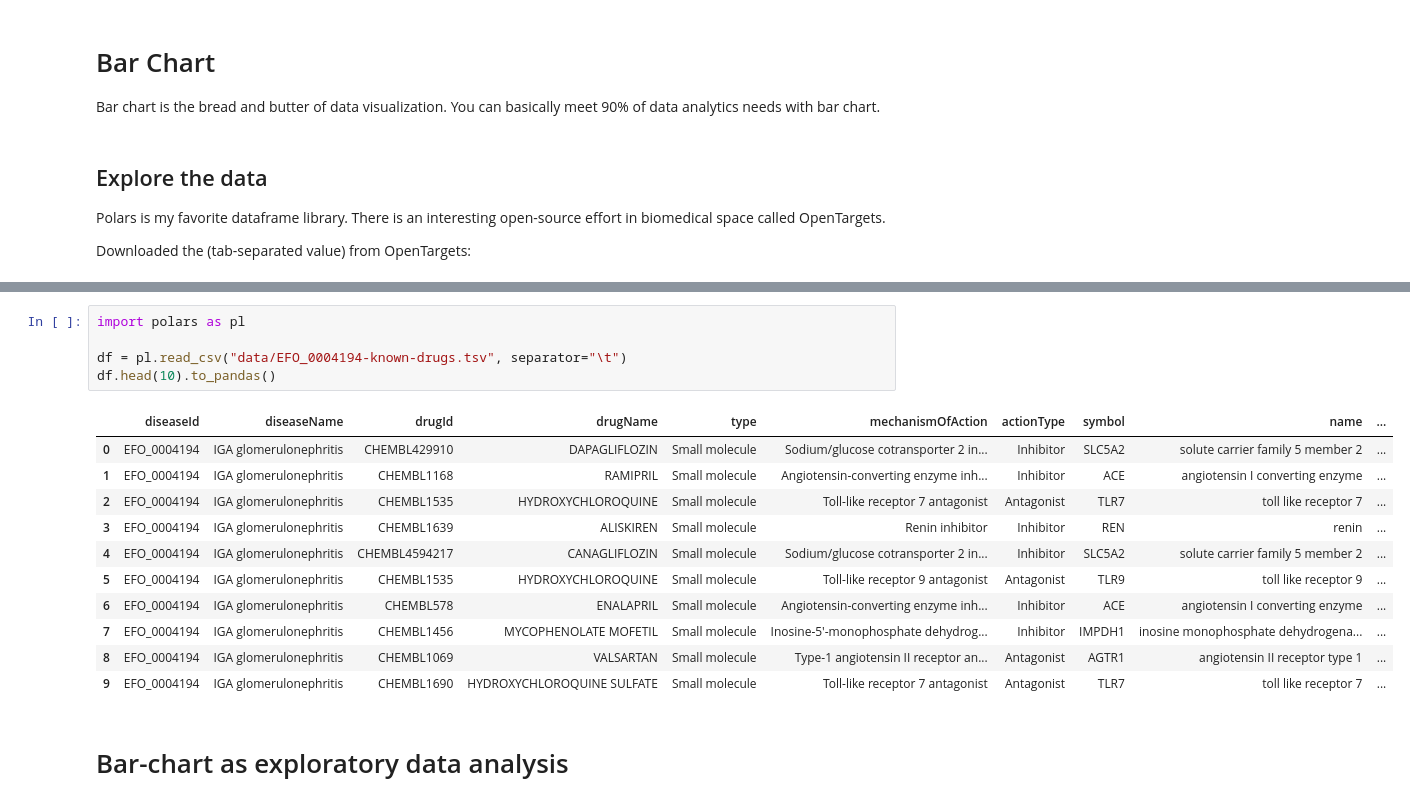
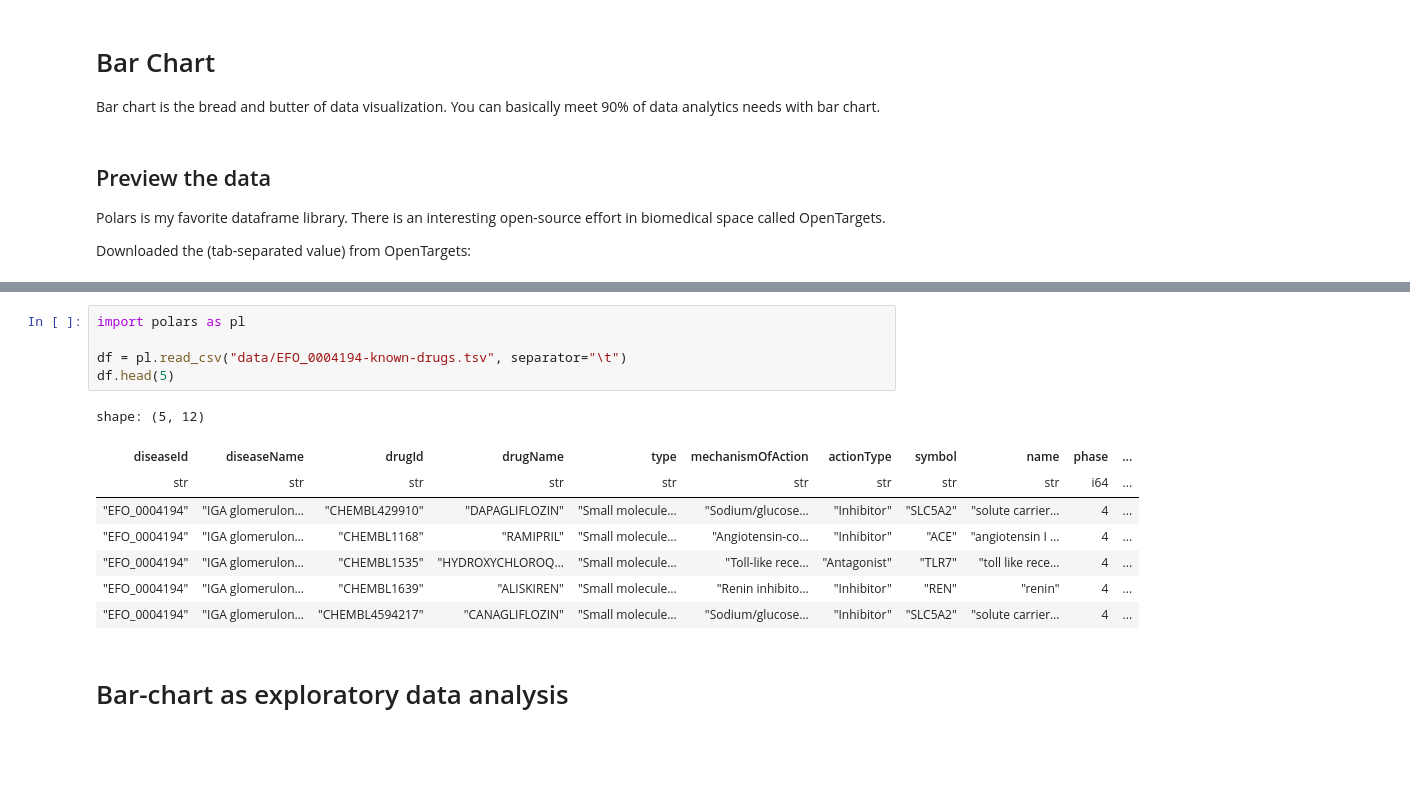
Before and after one commit to plasmak11/data-expressions, a Jupyter notebook: mynewbook/_build/jupyter_execute/step-by-step/altair-1-bar-chart.ipynb, the cells around one changed output, grey strips where cells are left out. Saved outputs shown, nothing was run; the diff lists cells and outputs as text; blank space fills up the shorter version.

```diff
--- a/mynewbook/_build/jupyter_execute/step-by-step/altair-1-bar-chart.ipynb
+++ b/mynewbook/_build/jupyter_execute/step-by-step/altair-1-bar-chart.ipynb
@@ -3,7 +3,7 @@
 
 Bar chart is the bread and butter of data visualization. You can basically meet 90% of data analytics needs with bar chart.
 # %% [markdown]
-## Explore the data
+## Preview the data
 
 Polars is my favorite dataframe library. There is an interesting open-source effort in biomedical space called OpenTargets.
 
@@ -13,19 +13,16 @@ Downloaded the (tab-separated value) from OpenTargets:
 # %%
 import polars as pl
 
 df = pl.read_csv("data/EFO_0004194-known-drugs.tsv", separator="\t")
-df.head(10).to_pandas()
+df.head(5)
 # %% [output]
+shape: (5, 12)
-|  | diseaseId | diseaseName | drugId | drugName | type | mechanismOfAction | actionType | symbol | name | ... |
-| 0 | EFO_0004194 | IGA glomerulonephritis | CHEMBL429910 | DAPAGLIFLOZIN | Small molecule | Sodium/glucose cotransporter 2 in... | Inhibitor | SLC5A2 | solute carrier family 5 member 2 | ... |
-| 1 | EFO_0004194 | IGA glomerulonephritis | CHEMBL1168 | RAMIPRIL | Small molecule | Angiotensin-converting enzyme inh... | Inhibitor | ACE | angiotensin I converting enzyme | ... |
-| 2 | EFO_0004194 | IGA glomerulonephritis | CHEMBL1535 | HYDROXYCHLOROQUINE | Small molecule | Toll-like receptor 7 antagonist | Antagonist | TLR7 | toll like receptor 7 | ... |
-| 3 | EFO_0004194 | IGA glomerulonephritis | CHEMBL1639 | ALISKIREN | Small molecule | Renin inhibitor | Inhibitor | REN | renin | ... |
-| 4 | EFO_0004194 | IGA glomerulonephritis | CHEMBL4594217 | CANAGLIFLOZIN | Small molecule | Sodium/glucose cotransporter 2 in... | Inhibitor | SLC5A2 | solute carrier family 5 member 2 | ... |
-| 5 | EFO_0004194 | IGA glomerulonephritis | CHEMBL1535 | HYDROXYCHLOROQUINE | Small molecule | Toll-like receptor 9 antagonist | Antagonist | TLR9 | toll like receptor 9 | ... |
-| 6 | EFO_0004194 | IGA glomerulonephritis | CHEMBL578 | ENALAPRIL | Small molecule | Angiotensin-converting enzyme inh... | Inhibitor | ACE | angiotensin I converting enzyme | ... |
-| 7 | EFO_0004194 | IGA glomerulonephritis | CHEMBL1456 | MYCOPHENOLATE MOFETIL | Small molecule | Inosine-5'-monophosphate dehydrog... | Inhibitor | IMPDH1 | inosine monophosphate dehydrogena... | ... |
-| 8 | EFO_0004194 | IGA glomerulonephritis | CHEMBL1069 | VALSARTAN | Small molecule | Type-1 angiotensin II receptor an... | Antagonist | AGTR1 | angiotensin II receptor type 1 | ... |
-| 9 | EFO_0004194 | IGA glomerulonephritis | CHEMBL1690 | HYDROXYCHLOROQUINE SULFATE | Small molecule | Toll-like receptor 7 antagonist | Antagonist | TLR7 | toll like receptor 7 | ... |
+| diseaseId | diseaseName | drugId | drugName | type | mechanismOfAction | actionType | symbol | name | phase | ... |
+| str | str | str | str | str | str | str | str | str | i64 | ... |
+| "EFO_0004194" | "IGA glomerulon… | "CHEMBL429910" | "DAPAGLIFLOZIN" | "Small molecule… | "Sodium/glucose… | "Inhibitor" | "SLC5A2" | "solute carrier… | 4 | ... |
+| "EFO_0004194" | "IGA glomerulon… | "CHEMBL1168" | "RAMIPRIL" | "Small molecule… | "Angiotensin-co… | "Inhibitor" | "ACE" | "angiotensin I … | 4 | ... |
+| "EFO_0004194" | "IGA glomerulon… | "CHEMBL1535" | "HYDROXYCHLOROQ… | "Small molecule… | "Toll-like rece… | "Antagonist" | "TLR7" | "toll like rece… | 4 | ... |
+| "EFO_0004194" | "IGA glomerulon… | "CHEMBL1639" | "ALISKIREN" | "Small molecule… | "Renin inhibito… | "Inhibitor" | "REN" | "renin" | 4 | ... |
+| "EFO_0004194" | "IGA glomerulon… | "CHEMBL4594217" | "CANAGLIFLOZIN" | "Small molecule… | "Sodium/glucose… | "Inhibitor" | "SLC5A2" | "solute carrier… | 4 | ... |
 # %% [markdown]
 # Bar-chart as exploratory data analysis
```
Also changed, not shown: parts of 9 cells of this notebook, 14 other files.
